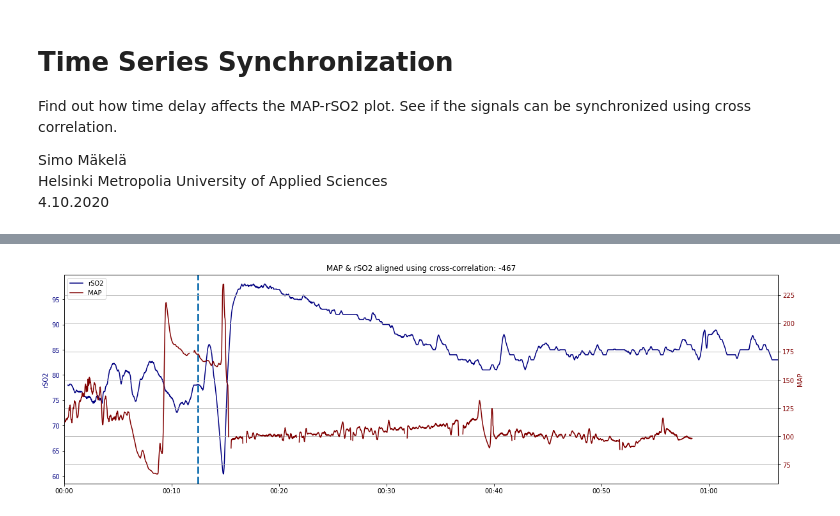
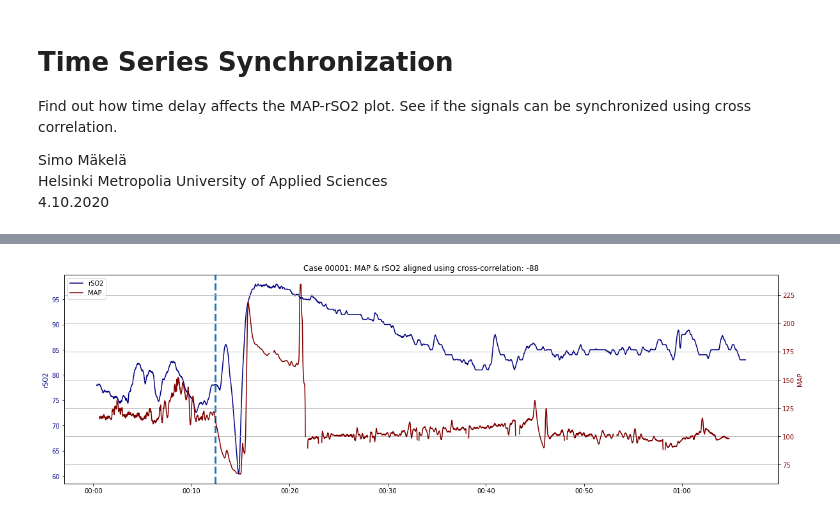
Before and after one commit to makes/bopra-cox, a Jupyter notebook: 5_time_synchronization.ipynb, the cells around one changed output, grey strips where cells are left out. Cells and saved outputs as stored; diff of their text form; code cells hidden in the pictures.

```diff
--- a/5_time_synchronization.ipynb
+++ b/5_time_synchronization.ipynb
@@ -45,7 +45,7 @@ df['MAP'] = np.where(df['Bad_MAP_manual'] == 1, np.nan, df['MAP'])
 # smooth rSO2 to match MAP
 df['rSO2'] = df['rSO2'].rolling(10).mean()
 # %%
-x = np.arange(-500, 500)
+x = np.arange(-400, 400)
 cross = [df['rSO2'].corr(df['MAP'].shift(lag)) for lag in x]
 shift = x[np.argmax(np.abs(cross))]
 print("Optimal time shift: {} seconds".format(shift))
@@ -89,5 +91,7 @@ PlotTimeline(0, 'MAP & rSO2, no time shift')
 # %%
-PlotTimeline(shift, 'MAP & rSO2 aligned using cross-correlation: ' + str(shift))
+PlotTimeline(shift, f'Case {case_str}: MAP & rSO2 aligned using cross-correlation: {str(shift)}')
+plt.savefig(f'reports/images/5_{case_str}_03.png', bbox_inches='tight', pad_inches=0.1)
+plt.show()
 # %% [output]
-[figure, old version]
+[figure, new version]
 # %%
```
Also changed, not shown: parts of 9 cells of this notebook, 13 other files.
